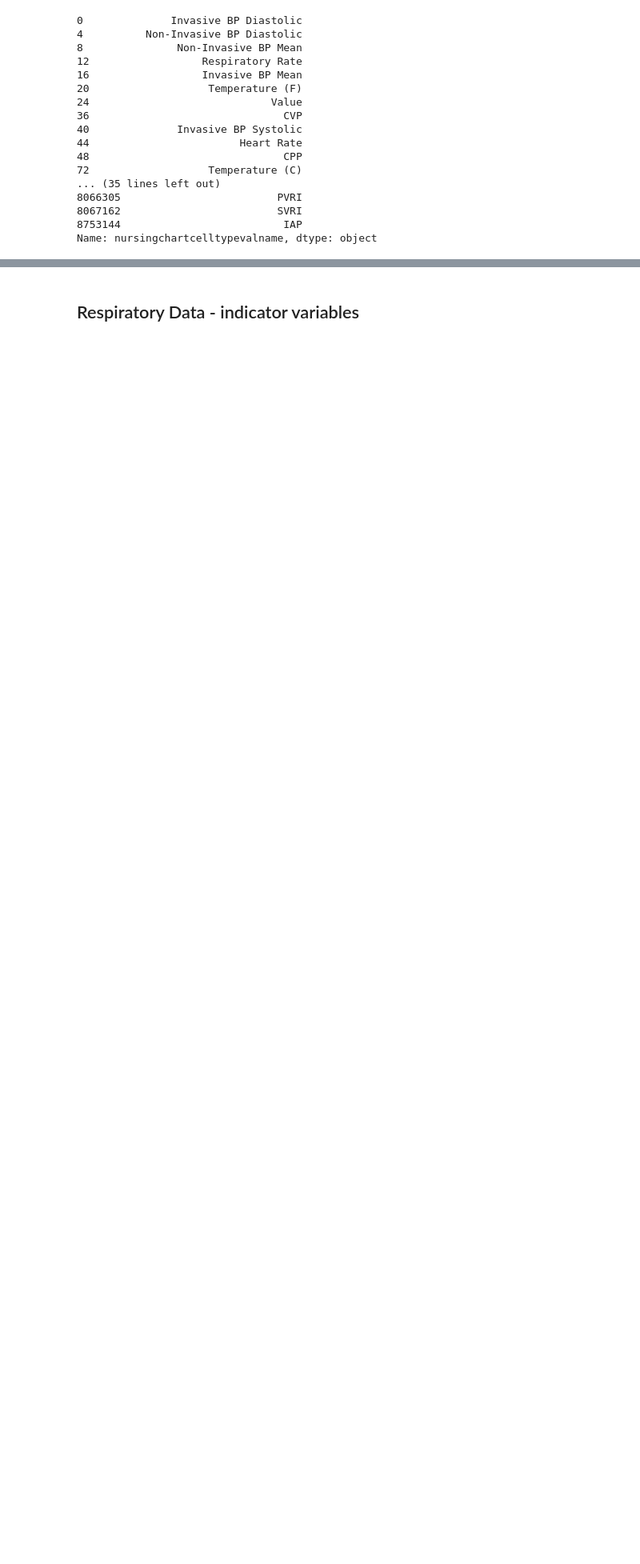
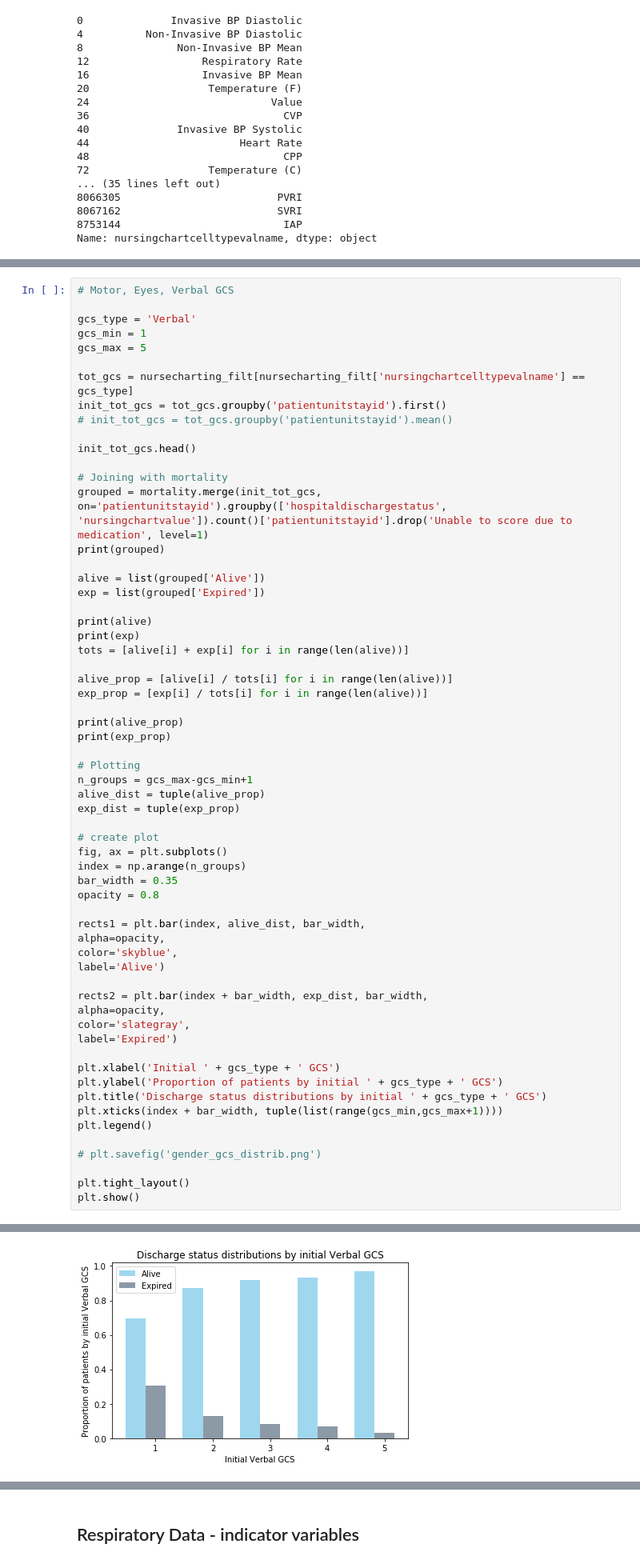
Before and after one commit to adit98/tbi, a Jupyter notebook: GCS_Modeling.ipynb, the cells around one changed output, grey strips where cells are left out. Shown at 80% size. Cells and saved outputs as stored; diff of their text form; blank space fills up the shorter version.

```diff
--- a/GCS_Modeling.ipynb
+++ b/GCS_Modeling.ipynb
@@ -517,0 +522,62 @@ Alive                    10                    160
+# %%
+# Motor, Eyes, Verbal GCS
+
+gcs_type = 'Verbal'
+gcs_min = 1
+gcs_max = 5
+
+tot_gcs = nursecharting_filt[nursecharting_filt['nursingchartcelltypevalname'] == gcs_type]
+init_tot_gcs = tot_gcs.groupby('patientunitstayid').first()
+# init_tot_gcs = tot_gcs.groupby('patientunitstayid').mean()
+
+init_tot_gcs.head()
+
+# Joining with mortality
+grouped = mortality.merge(init_tot_gcs, on='patientunitstayid').groupby(['hospitaldischargestatus', 'nursingchartvalue']).count()['patientunitstayid'].drop('Unable to score due to medication', level=1)
+print(grouped)
+
+alive = list(grouped['Alive'])
+exp = list(grouped['Expired'])
+
+print(alive)
+print(exp)
+tots = [alive[i] + exp[i] for i in range(len(alive))]
+
+alive_prop = [alive[i] / tots[i] for i in range(len(alive))]
+exp_prop = [exp[i] / tots[i] for i in range(len(alive))]
+
+print(alive_prop)
+print(exp_prop)
+
+# Plotting
+n_groups = gcs_max-gcs_min+1
+alive_dist = tuple(alive_prop)
+exp_dist = tuple(exp_prop)
+
+# create plot
+fig, ax = plt.subplots()
+index = np.arange(n_groups)
+bar_width = 0.35
+opacity = 0.8
+
+rects1 = plt.bar(index, alive_dist, bar_width,
+alpha=opacity,
+color='skyblue',
+label='Alive')
+
+rects2 = plt.bar(index + bar_width, exp_dist, bar_width,
+alpha=opacity,
+color='slategray',
+label='Expired')
+
+plt.xlabel('Initial ' + gcs_type + ' GCS')
+plt.ylabel('Proportion of patients by initial ' + gcs_type + ' GCS')
+plt.title('Discharge status distributions by initial ' + gcs_type + ' GCS')
+plt.xticks(index + bar_width, tuple(list(range(gcs_min,gcs_max+1))))
+plt.legend()
+
+# plt.savefig('gender_gcs_distrib.png')
+
+plt.tight_layout()
+plt.show()
+# %% [output]
@@ -518,3 +600,4 @@ Alive                    10                    160
+[figure, added]
 # %%
 # Respiratory rate
 feature = 'Respiratory Rate'
```
Also changed, not shown: parts of 18 cells of this notebook, 1 other file.
